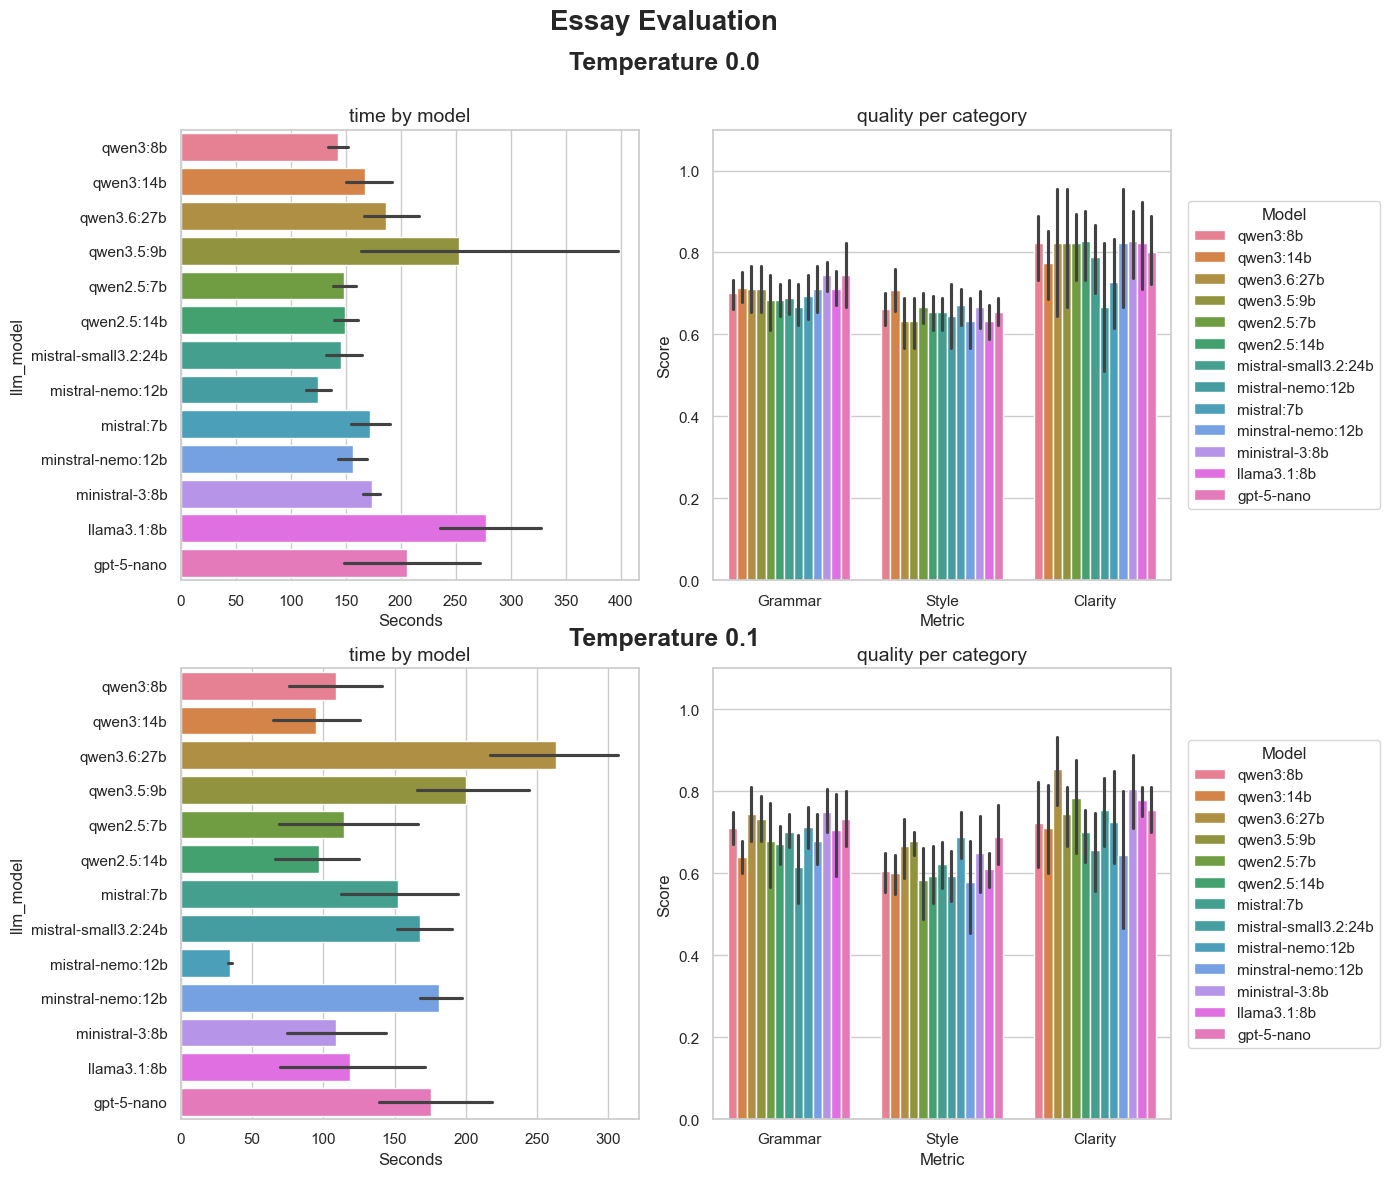
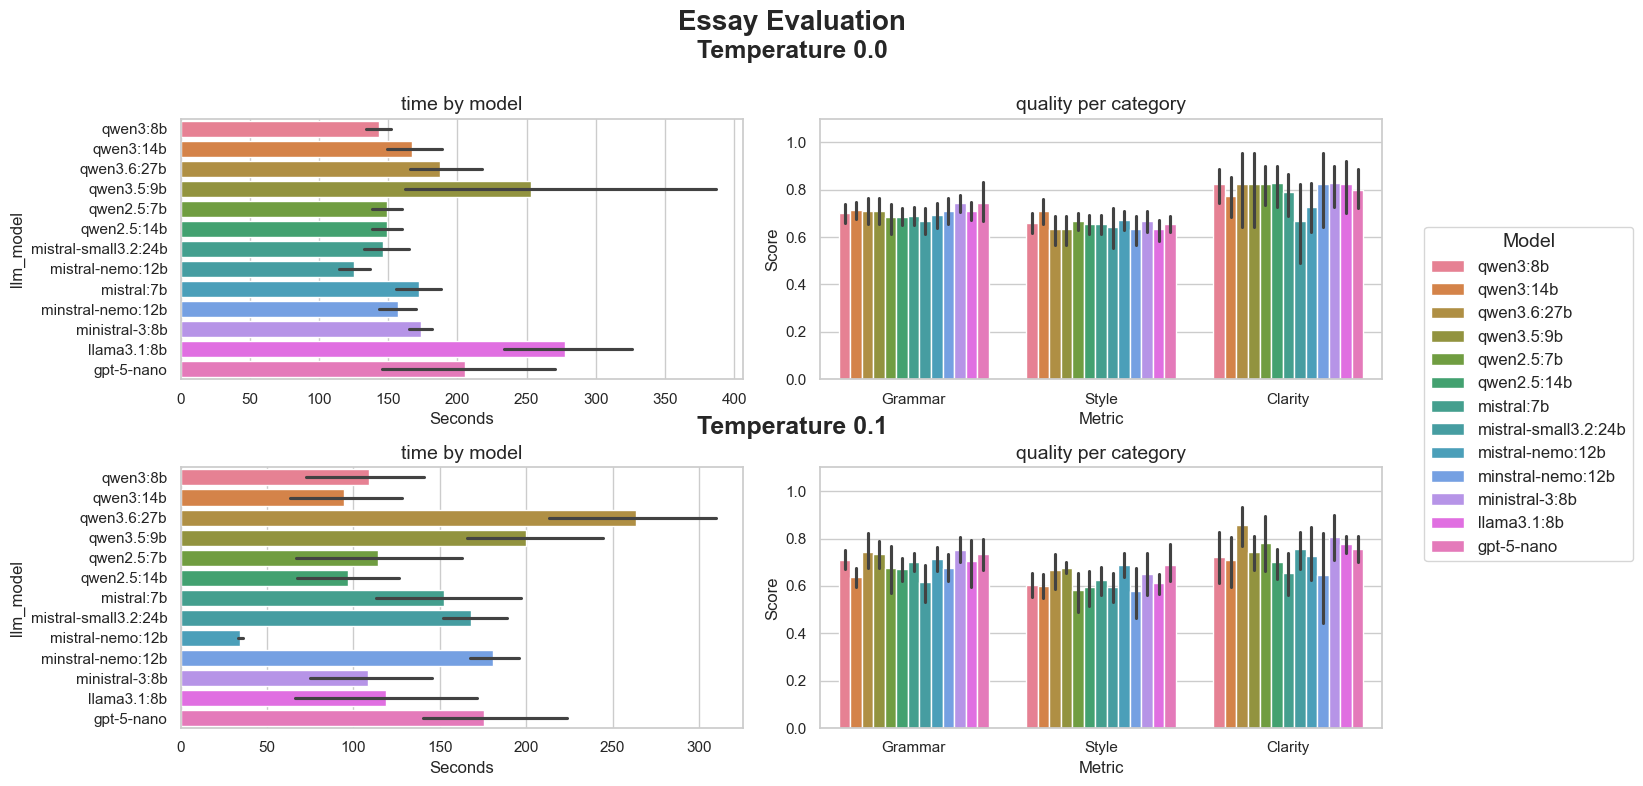
Unified diff of the notebook cell whose output changed from the first chart to the second:
--- before
+++ after
@@ -1,20 +1,23 @@
+import matplotlib.pyplot as plt
+import seaborn as sns
+import pandas as pd
+
 # Temperature Comparison
-fig = plt.figure(figsize=(16, 12))
+fig = plt.figure(figsize=(16, 8))
 gs = fig.add_gridspec(2, 2)
 
-
 # Supertitles per row
-fig.suptitle("Essay Evaluation", fontsize=20, fontweight='bold', x=0.42)
-fig.text(0.42, 0.93, "Temperature 0.0", ha='center', fontsize=18, fontweight='bold')
-fig.text(0.42, 0.45, "Temperature 0.1", ha='center', fontsize=18, fontweight='bold')
+fig.suptitle("Essay Evaluation", fontsize=20, fontweight='bold', x=0.5)
+fig.text(0.5, 0.92, "Temperature 0.0", ha='center', fontsize=18, fontweight='bold')
+fig.text(0.5, 0.45, "Temperature 0.1", ha='center', fontsize=18, fontweight='bold')
 
 # Temperature 0.0
-ax_bl = fig.add_subplot(gs[0, 0])
-sns.barplot(data=df_t0, x='duration_seconds', y='llm_model', hue='llm_model', orient='h', ax=ax_bl)
-ax_bl.set_title('time by model', fontsize=14)
-ax_bl.set_xlabel('Seconds')
-# Move legend outside the plot
+ax_bl0 = fig.add_subplot(gs[0, 0])
+# Added legend=False to prevent seaborn from making default legends
+sns.barplot(data=df_t0, x='duration_seconds', y='llm_model', hue='llm_model', orient='h', ax=ax_bl0, legend=False)
+ax_bl0.set_title('time by model', fontsize=14)
+ax_bl0.set_xlabel('Seconds')
 
-ax_br = fig.add_subplot(gs[0, 1])
+ax_br0 = fig.add_subplot(gs[0, 1])
 if not df_t0.empty:
     gen_metrics = []
@@ -23,22 +26,16 @@
             gen_metrics.append({'Model': row['llm_model'], 'Metric': test['metric'].capitalize(), 'Score': test['score']})
     
-    sns.barplot(data=pd.DataFrame(gen_metrics), x='Metric', y='Score', hue='Model', ax=ax_br)
-    ax_br.set_title('quality per category', fontsize=14)
-    ax_br.set_ylim(0, 1.1)
-    
-ax_br.legend(
-    title="Model",
-    loc="center left",
-    bbox_to_anchor=(1.02, 0.5)
-)
+    sns.barplot(data=pd.DataFrame(gen_metrics), x='Metric', y='Score', hue='Model', ax=ax_br0, legend=False)
+    ax_br0.set_title('quality per category', fontsize=14)
+    ax_br0.set_ylim(0, 1.1)
 
     
 # Temperature 0.1
-ax_bl = fig.add_subplot(gs[1, 0])
-sns.barplot(data=df_t01, x='duration_seconds', y='llm_model', hue='llm_model', orient='h', ax=ax_bl)
-ax_bl.set_title('time by model', fontsize=14)
-ax_bl.set_xlabel('Seconds')
+ax_bl1 = fig.add_subplot(gs[1, 0])
+sns.barplot(data=df_t01, x='duration_seconds', y='llm_model', hue='llm_model', orient='h', ax=ax_bl1, legend=False)
+ax_bl1.set_title('time by model', fontsize=14)
+ax_bl1.set_xlabel('Seconds')
 
-ax_br = fig.add_subplot(gs[1, 1])
+ax_br1 = fig.add_subplot(gs[1, 1])
 if not df_t01.empty:
     gen_metrics = []
@@ -47,16 +44,26 @@
             gen_metrics.append({'Model': row['llm_model'], 'Metric': test['metric'].capitalize(), 'Score': test['score']})
     
-    sns.barplot(data=pd.DataFrame(gen_metrics), x='Metric', y='Score', hue='Model', ax=ax_br)
-    ax_br.set_title('quality per category', fontsize=14)
-    ax_br.set_ylim(0, 1.1)
+    # We keep the legend handles from this plot to build our global figure legend
+    sns.barplot(data=pd.DataFrame(gen_metrics), x='Metric', y='Score', hue='Model', ax=ax_br1)
+    ax_br1.set_title('quality per category', fontsize=14)
+    ax_br1.set_ylim(0, 1.1)
 
-ax_br.legend(
-    title="Model",
-    loc="center left",
-    bbox_to_anchor=(1.02, 0.5)
+# Extract handles and labels from the last plot to create the global legend
+handles, labels = ax_br1.get_legend_handles_labels()
+ax_br1.get_legend().remove() # Hide it from the subplot
+
+# Place a single legend on the figure level (center-right of the whole image)
+fig.legend(
+    handles, 
+    labels, 
+    title="Model", 
+    loc="center left", 
+    bbox_to_anchor=(0.89, 0.5), # Controls X and Y position on the whole figure canvas
+    fontsize=12,
+    title_fontsize=14
 )
 
-# plt.tight_layout(rect=[0, 0, 1, 0.95])
+# Adjusted right margin to 0.88 to leave space for the figure legend
 plt.tight_layout(rect=[0, 0, 0.88, 0.95])
-plt.savefig("../../reports/essay_evaluation_comparison.png", dpi=200, bbox_inches='tight')
+plt.savefig("../../reports/essay_evaluation_comparison.png", dpi=300, bbox_inches='tight')
 plt.show()

Commit: Improved Plot